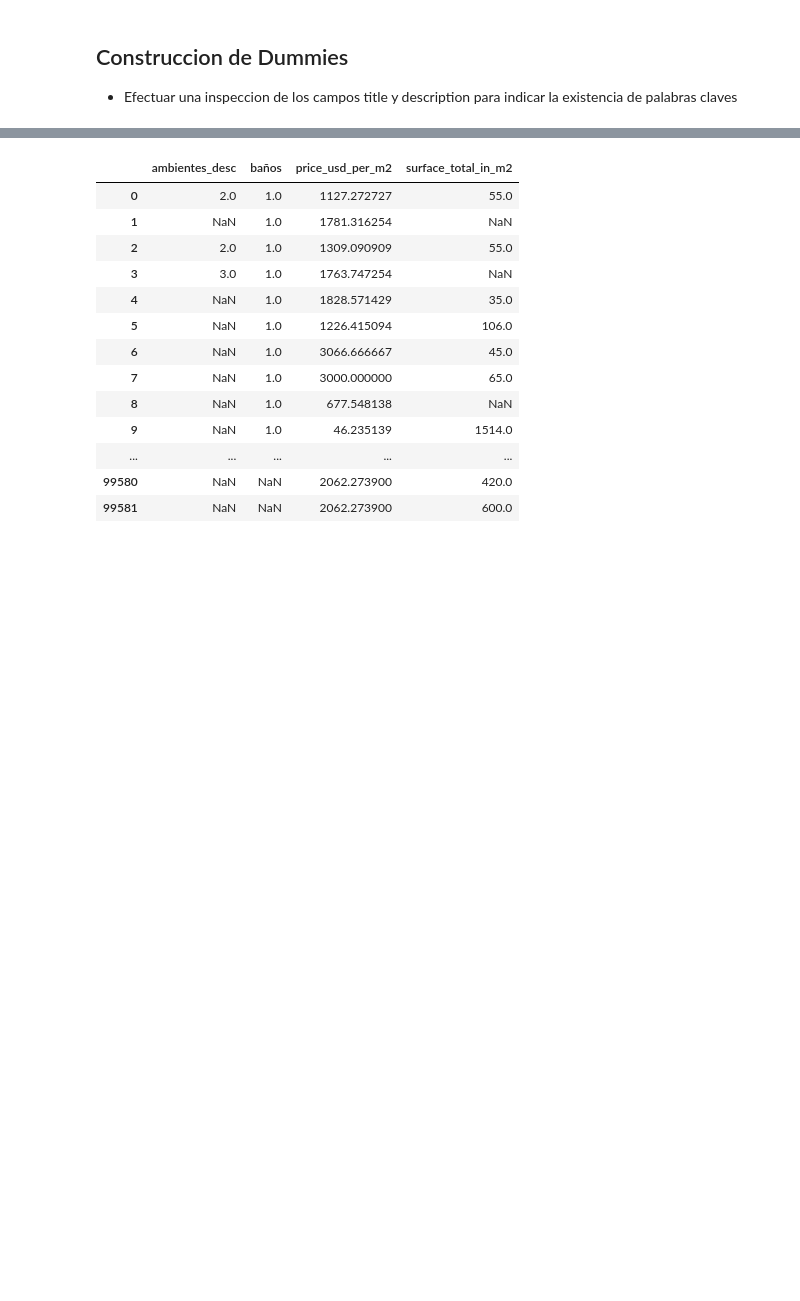
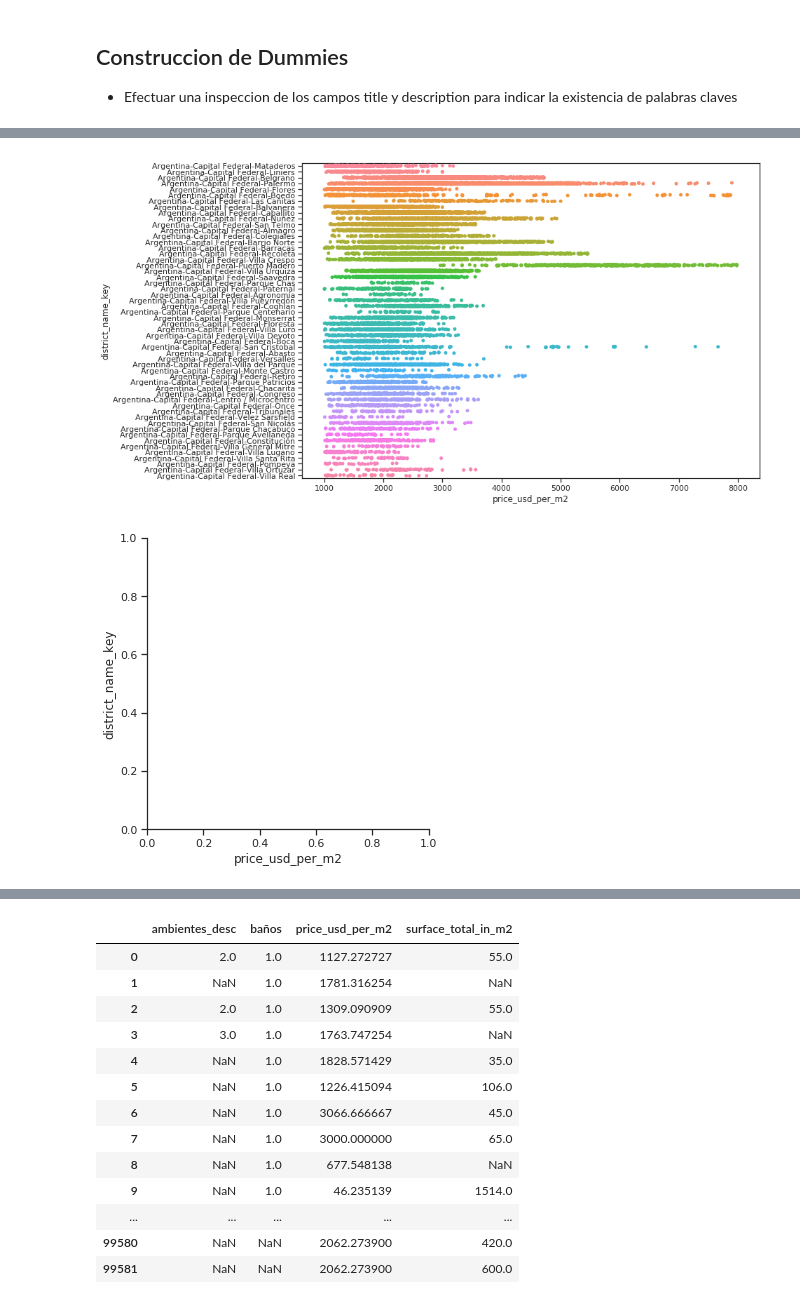
Before and after one commit to rgvillar/properati, a Jupyter notebook: Grupo7_Dummies_y_ML.ipynb, the cells around one changed output, grey strips where cells are left out. Drawn from its saved outputs; the diff is of its cells as text; code cells hidden in the pictures; blank space fills up the shorter version.

Commit message:
Solo Capital Fed con limpieza de outliers

```diff
--- a/Grupo7_Dummies_y_ML.ipynb
+++ b/Grupo7_Dummies_y_ML.ipynb
@@ -71,3 +53,7 @@ def new_dummy_from_included(dfprop_aux_,word_):
 
 def print_dummy_count_rows(dfprop_aux_p,word_p):
     print('Cantidad de rows con '+word_p+": ",dfprop_aux_p.loc[dfprop_aux_p[word_p]==1,'operation'].count())
+# %%
+dfprop=new_dummy_from_included_in_column(dfprop,'property_type','PH')
+dfprop=new_dummy_from_included_in_column(dfprop,'property_type','apartment')
+dfprop=new_dummy_from_included_in_column(dfprop,'property_type','house')
@@ -73,0 +68,12 @@ def print_dummy_count_rows(dfprop_aux_p,word_p):
+# %%
+dfprop=dfprop.loc[dfprop['price_usd_per_m2']<8000]
+dfprop=dfprop.loc[dfprop['price_usd_per_m2']>1000]
+# %%
+dfprop=dfprop.loc[dfprop['state_name']=='Capital Federal',:]
+# %%
+total_district_name_key=len(dfprop['district_name_key'].unique())
+i=1
+for district_name_key in dfprop['district_name_key'].unique():
+    print(str(i)+" de "+str(total_district_name_key)+" - Generando Dummy para localidad: "+district_name_key)
+    dfprop=new_dummy_from_included_in_column(dfprop,'district_name_key',district_name_key)
+    i+=1
@@ -73,0 +133,13 @@ def print_dummy_count_rows(dfprop_aux_p,word_p):
+# %%
+import seaborn as sns
+import matplotlib.pyplot as plt
+
+sns.set_style('ticks')
+fig, ax = plt.subplots()
+# the size of A4 paper
+fig.set_size_inches(11.7, 8.27)
+
+sns.catplot(y="district_name_key", x="price_usd_per_m2", data=dfprop,ax=ax);
+# %% [output]
+[figure, added]
+[figure, added]
```
Also changed, not shown: parts of 35 cells of this notebook.
